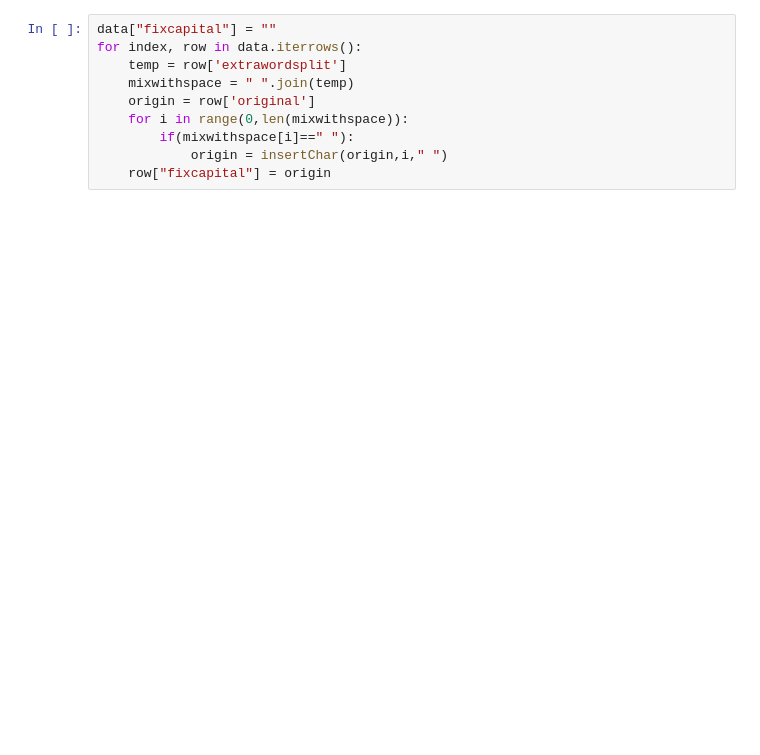
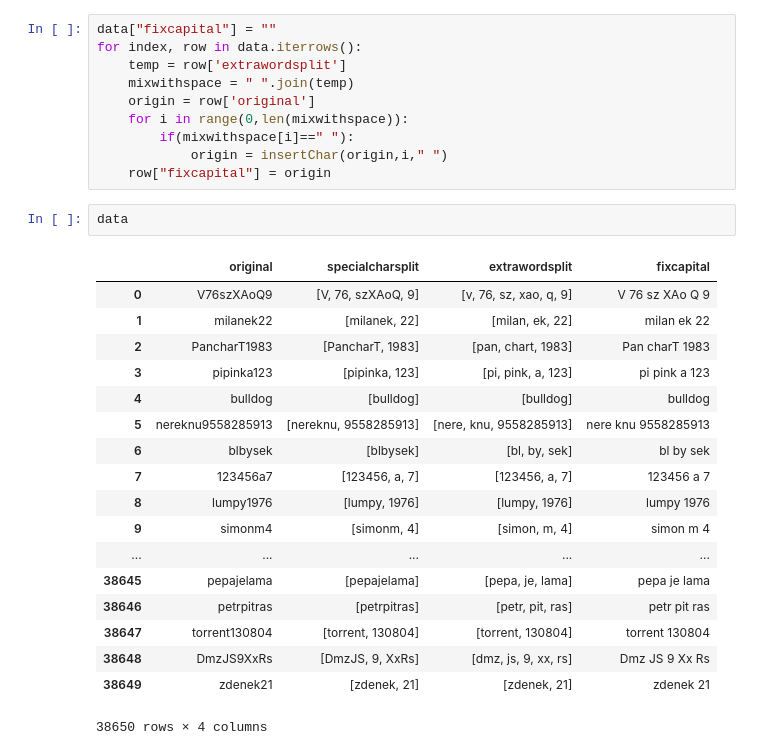
Before and after one commit to sydneyvert/data-science-experiments-with-multiple-languages, a Jupyter notebook: Documents/Data-preprocess.ipynb, the cells around one changed output. Saved outputs shown, nothing was run; the diff lists cells and outputs as text; blank space fills up the shorter version.

```diff
--- a/Documents/Data-preprocess.ipynb
+++ b/Documents/Data-preprocess.ipynb
@@ -64,3 +63,24 @@ for index, row in data.iterrows():
         if(mixwithspace[i]==" "):
             origin = insertChar(origin,i," ")
     row["fixcapital"] = origin
+# %%
+data
+# %% [output]
+|  | original | specialcharsplit | extrawordsplit | fixcapital |
+| 0 | V76szXAoQ9 | [V, 76, szXAoQ, 9] | [v, 76, sz, xao, q, 9] | V 76 sz XAo Q 9 |
+| 1 | milanek22 | [milanek, 22] | [milan, ek, 22] | milan ek 22 |
+| 2 | PancharT1983 | [PancharT, 1983] | [pan, chart, 1983] | Pan charT 1983 |
+| 3 | pipinka123 | [pipinka, 123] | [pi, pink, a, 123] | pi pink a 123 |
+| 4 | bulldog | [bulldog] | [bulldog] | bulldog |
+| 5 | nereknu9558285913 | [nereknu, 9558285913] | [nere, knu, 9558285913] | nere knu 9558285913 |
+| 6 | blbysek | [blbysek] | [bl, by, sek] | bl by sek |
+| 7 | 123456a7 | [123456, a, 7] | [123456, a, 7] | 123456 a 7 |
+| 8 | lumpy1976 | [lumpy, 1976] | [lumpy, 1976] | lumpy 1976 |
+| 9 | simonm4 | [simonm, 4] | [simon, m, 4] | simon m 4 |
+| ... | ... | ... | ... | ... |
+| 38645 | pepajelama | [pepajelama] | [pepa, je, lama] | pepa je lama |
+| 38646 | petrpitras | [petrpitras] | [petr, pit, ras] | petr pit ras |
+| 38647 | torrent130804 | [torrent, 130804] | [torrent, 130804] | torrent 130804 |
+| 38648 | DmzJS9XxRs | [DmzJS, 9, XxRs] | [dmz, js, 9, xx, rs] | Dmz JS 9 Xx Rs |
+| 38649 | zdenek21 | [zdenek, 21] | [zdenek, 21] | zdenek 21 |
+38650 rows × 4 columns
```
Also changed, not shown: parts of 7 cells of this notebook.
